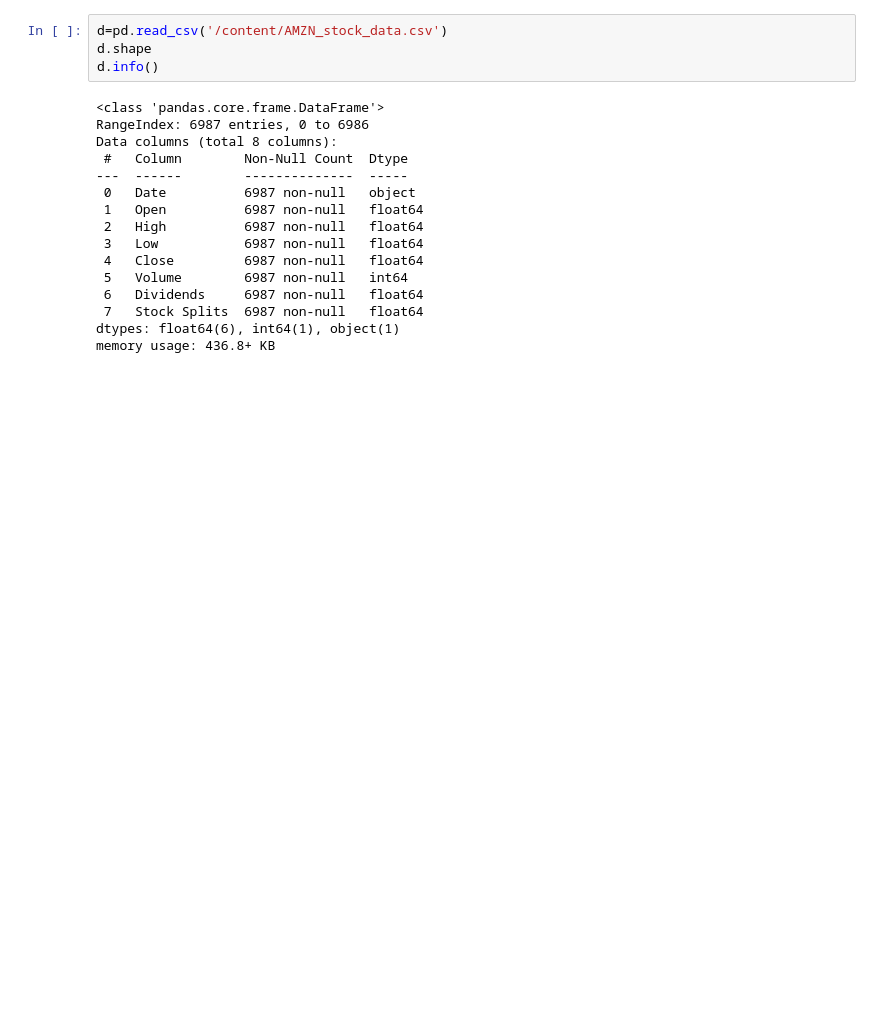
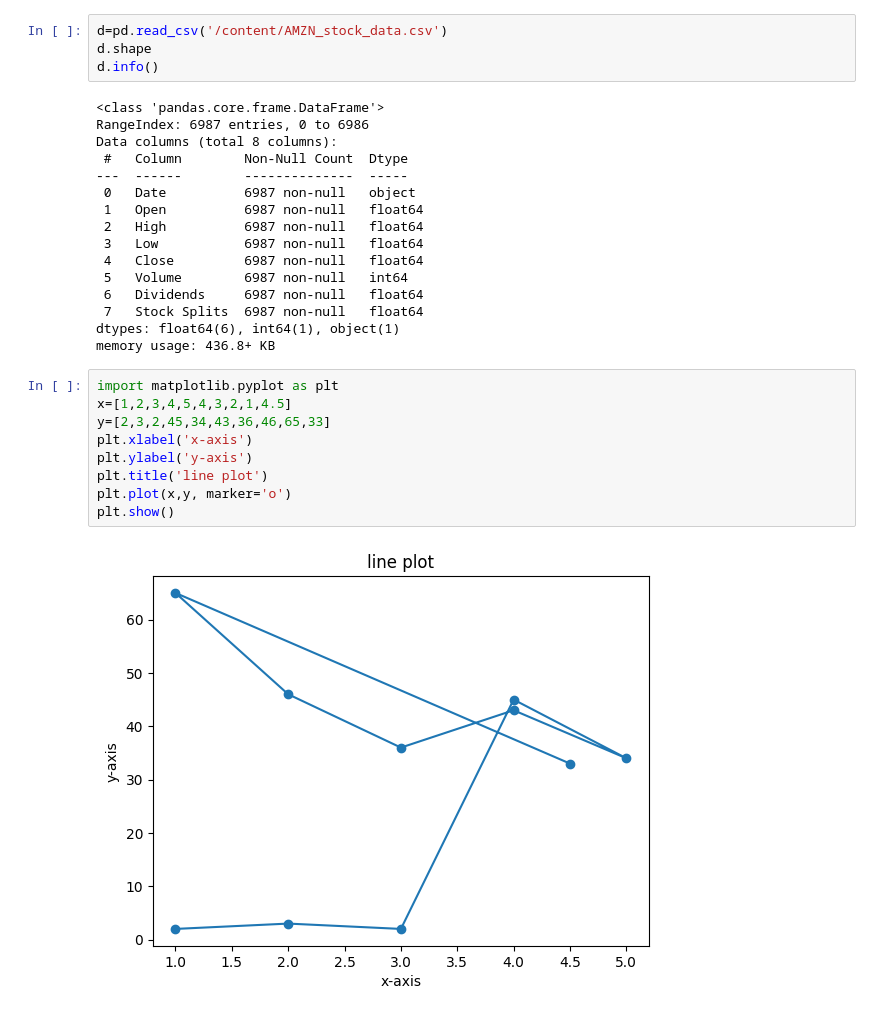
Before and after one commit to harsh-raj1995/coding-practice, a Jupyter notebook: 19_july_.ipynb, the cells around one changed output. Saved outputs shown, nothing was run; the diff lists cells and outputs as text; blank space fills up the shorter version.

```diff
--- a/19_july_.ipynb
+++ b/19_july_.ipynb
@@ -88,3 +88,14 @@ Data columns (total 8 columns):
  7   Stock Splits  6987 non-null   float64
 dtypes: float64(6), int64(1), object(1)
 memory usage: 436.8+ KB
+# %%
+import matplotlib.pyplot as plt
+x=[1,2,3,4,5,4,3,2,1,4.5]
+y=[2,3,2,45,34,43,36,46,65,33]
+plt.xlabel('x-axis')
+plt.ylabel('y-axis')
+plt.title('line plot')
+plt.plot(x,y, marker='o')
+plt.show()
+# %% [output]
+[figure, added]
```
Also changed, not shown: parts of 3 cells of this notebook.
